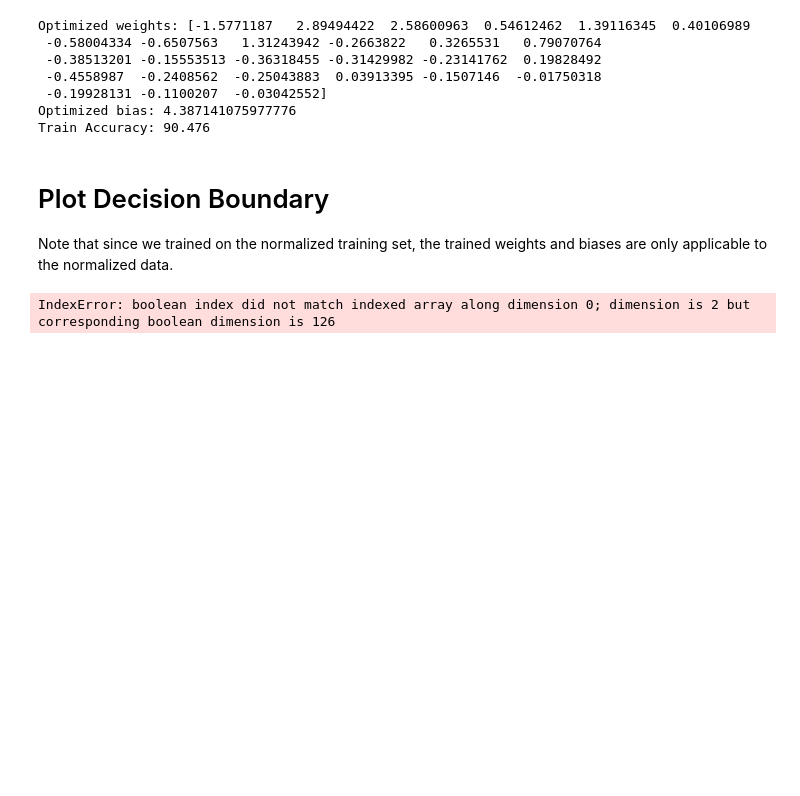
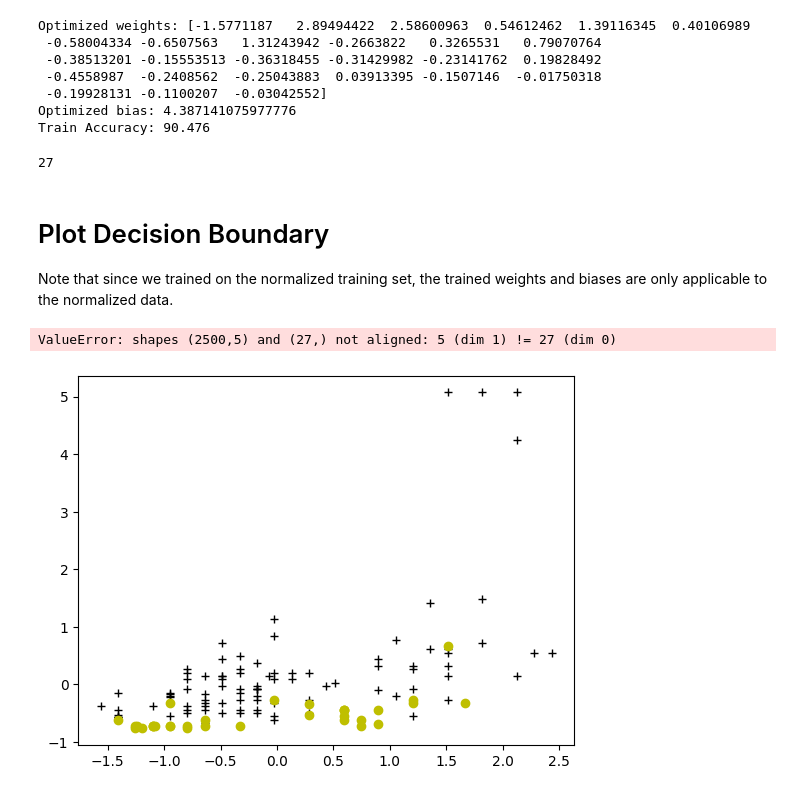
Before and after one commit to liangchow/soil-type-predictions, a Jupyter notebook: soil_type_class.ipynb, the cells around one changed output. Cells and saved outputs as stored; diff of their text form; code cells hidden in the pictures; blank space fills up the shorter version.

```diff
--- a/soil_type_class.ipynb
+++ b/soil_type_class.ipynb
@@ -266,15 +270,44 @@ Optimized weights: [-1.5771187   2.89494422  2.58600963  0.54612462  1.39116345
  -0.19928131 -0.1100207  -0.03042552]
 Optimized bias: 4.387141075977776
 Train Accuracy: 90.476
+# %%
+X_mapped.shape[1]
+# %% [output]
+27
 # %% [markdown]
 # Plot Decision Boundary
 Note that since we trained on the normalized training set, the trained weights and biases are only applicable to the normalized data.
-# %%
-plot_decision_boundary(w[2], b, X_mapped[0:2,:], y_train, degree)
-
-plt.ylabel("Depth")
-plt.xlabel("SPT-N")
-plt.lgeng(loc="upper right")
-plt.show()
-# %% [output]
-IndexError: boolean index did not match indexed array along dimension 0; dimension is 2 but corresponding boolean dimension is 126
+# %%
+# Re-plot data (normalized data)
+plot_data(X_mapped, class_0, class_1)
+
+# Plot decision boundary
+plot_decision_boundary(w, b, X_mapped, y_train, degree)
+
+X = X_mapped
+if X.shape[1] <= 2:
+  plot_x = np.array([min(X[:, 0]), max(X[:, 0])])
+  plot_y = (-1. / w[1]) * (w[0] * plot_x + b)
+
+  plt.plot(plot_x, plot_y, c="b")
+
+else:
+  pad = 0.1 # padding for xlim, ylim
+  xx, yy = np.meshgrid(np.linspace(min(X[:,0]) -pad, max(X[:,0]) +pad, 50), np.linspace(min(X[:,1]) -pad, max(X[:,1]) +pad, 50))
+  x_in = np.c_[xx.ravel(), yy.ravel()]
+  Z = sigmoid(np.dot(map_feature(x_in, degree), w) + b)
+
+  Z = Z.reshape(xx.shape)
+
+  # Plot z = 0.5
+  plt.contour(xx,yy,Z, levels = [0.5], colors="g")
+
+# plot_decision_boundary(w[2], b, X_mapped[0:2,:], y_train, degree)
+
+plt.ylabel("Depth")
+plt.xlabel("SPT-N")
+plt.lgeng(loc="upper right")
+plt.show()
+# %% [output]
+ValueError: shapes (2500,5) and (27,) not aligned: 5 (dim 1) != 27 (dim 0)
+[figure, added]
```
Also changed, not shown: parts of 2 cells of this notebook.
